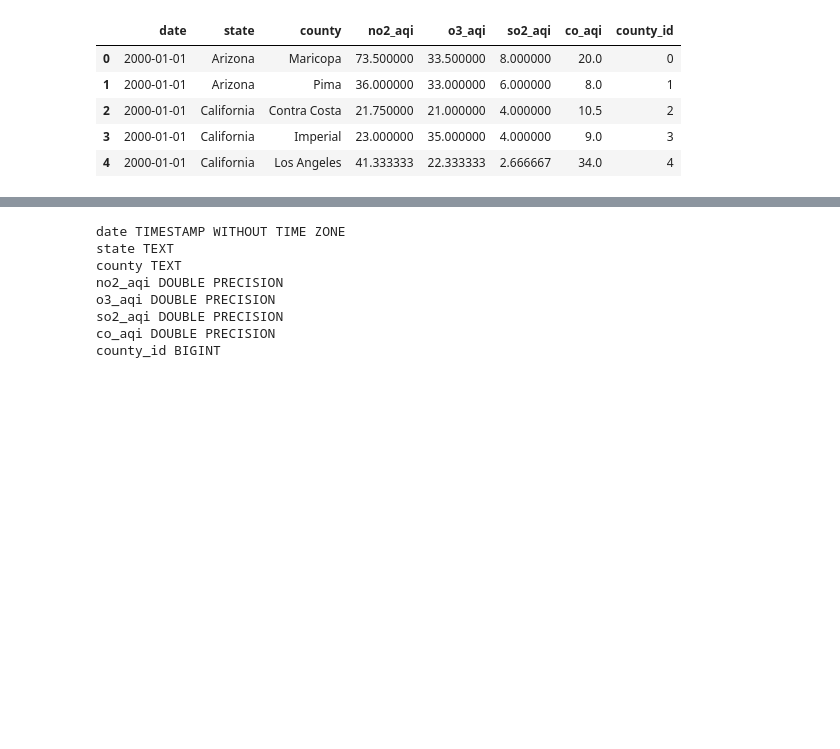
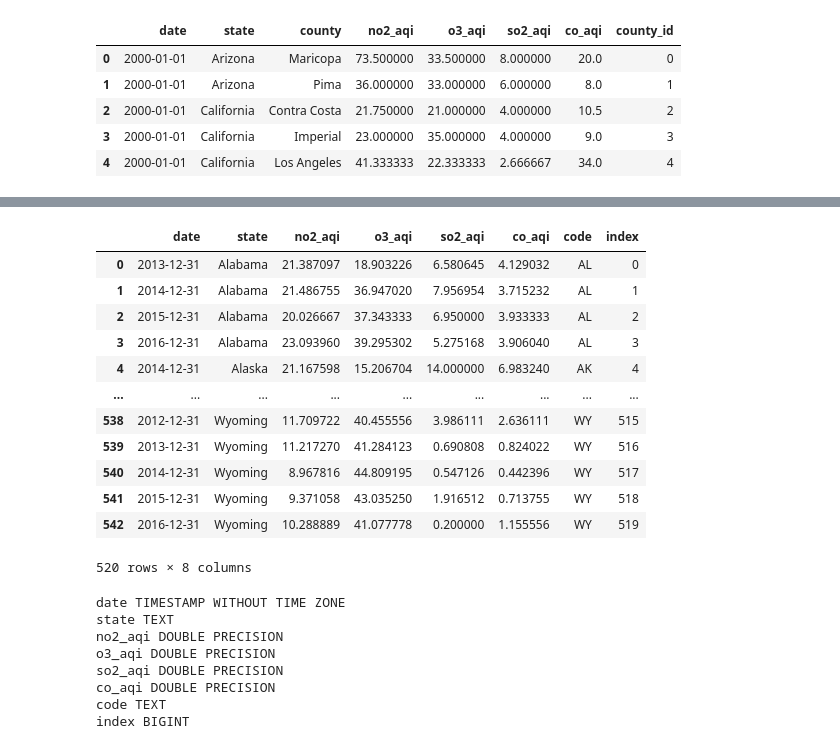
Before and after one commit to Annaolivia5/AQI-Data-Dashboard, a Jupyter notebook: sql_python.ipynb, the cells around one changed output, grey strips where cells are left out. Drawn from its saved outputs; the diff is of its cells as text; code cells hidden in the pictures; blank space fills up the shorter version.

```diff
--- a/sql_python.ipynb
+++ b/sql_python.ipynb
@@ -143,3 +209,19 @@ df_aqi_no_index.head()
+# %%
+df_aqi_no_index
+# %% [output]
+|  | date | state | no2_aqi | o3_aqi | so2_aqi | co_aqi | code | index |
+| 0 | 2013-12-31 | Alabama | 21.387097 | 18.903226 | 6.580645 | 4.129032 | AL | 0 |
+| 1 | 2014-12-31 | Alabama | 21.486755 | 36.947020 | 7.956954 | 3.715232 | AL | 1 |
+| 2 | 2015-12-31 | Alabama | 20.026667 | 37.343333 | 6.950000 | 3.933333 | AL | 2 |
+| 3 | 2016-12-31 | Alabama | 23.093960 | 39.295302 | 5.275168 | 3.906040 | AL | 3 |
+| 4 | 2014-12-31 | Alaska | 21.167598 | 15.206704 | 14.000000 | 6.983240 | AK | 4 |
+| ... | ... | ... | ... | ... | ... | ... | ... | ... |
+| 538 | 2012-12-31 | Wyoming | 11.709722 | 40.455556 | 3.986111 | 2.636111 | WY | 515 |
+| 539 | 2013-12-31 | Wyoming | 11.217270 | 41.284123 | 0.690808 | 0.824022 | WY | 516 |
+| 540 | 2014-12-31 | Wyoming | 8.967816 | 44.809195 | 0.547126 | 0.442396 | WY | 517 |
+| 541 | 2015-12-31 | Wyoming | 9.371058 | 43.035250 | 1.916512 | 0.713755 | WY | 518 |
+| 542 | 2016-12-31 | Wyoming | 10.288889 | 41.077778 | 0.200000 | 1.155556 | WY | 519 |
+520 rows × 8 columns
 # %%
 Base = automap_base()
 Base.prepare(engine, reflect=True)
@@ -151,18 +233,18 @@ AQI_map = Base.classes.map
 session = Session(bind=engine)
 # %%
 inspector = inspect(engine)
-columns = inspector.get_columns('aqi')
+columns = inspector.get_columns('map')
 for c in columns:
     print(c['name'], c["type"])
 # %% [output]
 date TIMESTAMP WITHOUT TIME ZONE
 state TEXT
-county TEXT
 no2_aqi DOUBLE PRECISION
 o3_aqi DOUBLE PRECISION
 so2_aqi DOUBLE PRECISION
 co_aqi DOUBLE PRECISION
-county_id BIGINT
+code TEXT
+index BIGINT
 # %%
 d2 = {}
 d2['aqiData'] = []
```
Also changed, not shown: parts of 6 cells of this notebook, 3 other files.
